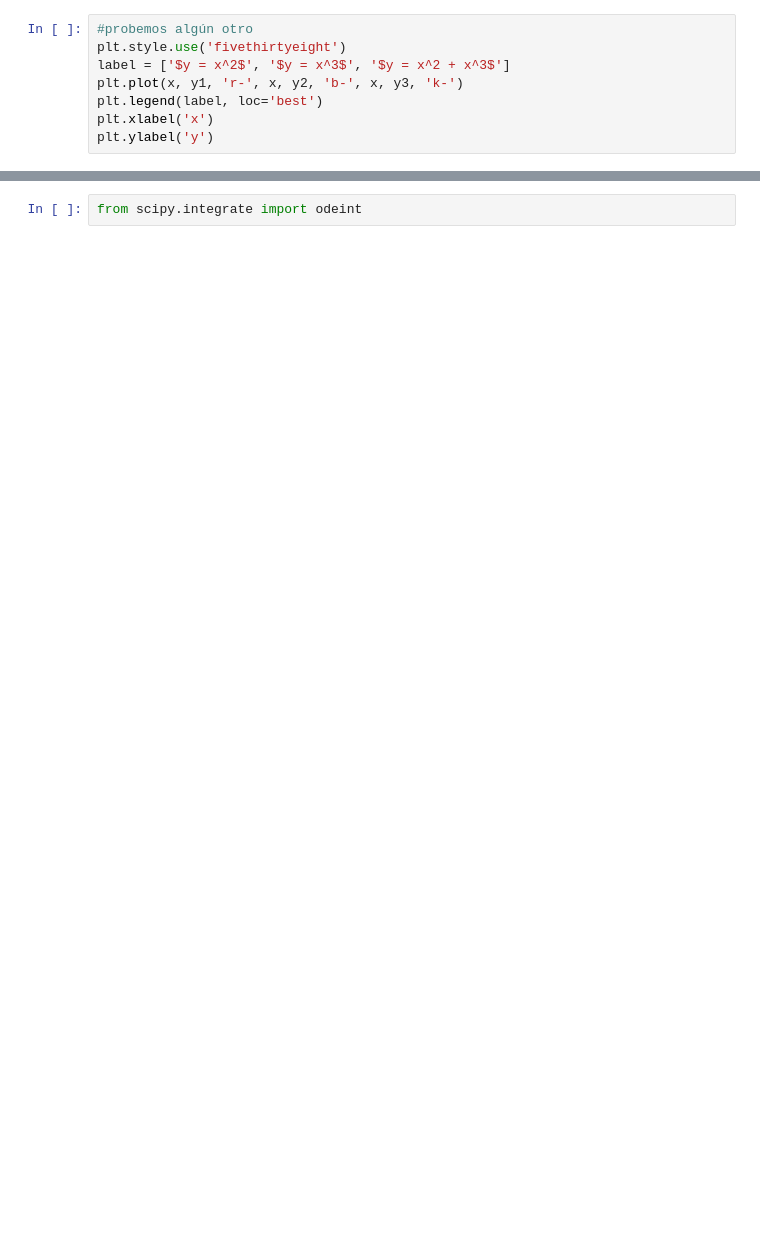
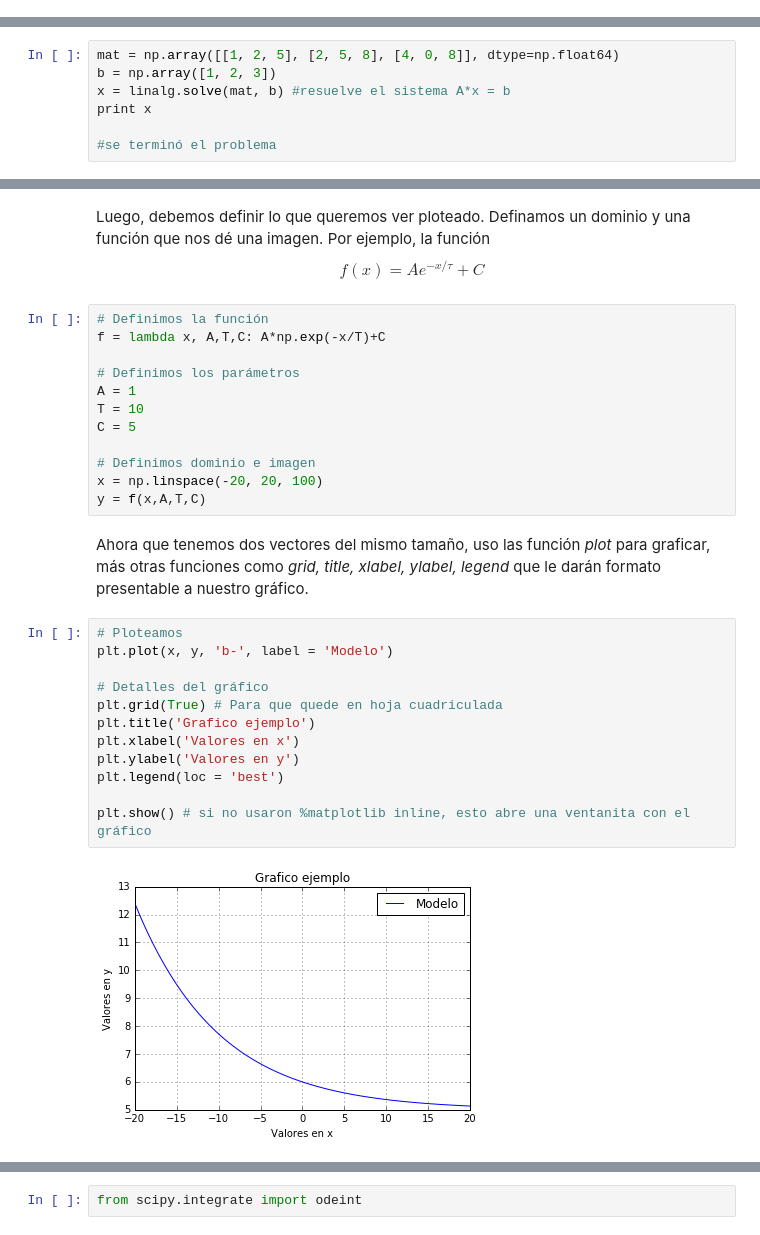
Before and after one commit to fifabsas/talleresfifabsas, a Jupyter notebook: python/numerico/numerico.ipynb, the cells around one changed output, grey strips where cells are left out. Cells and saved outputs as stored; diff of their text form; blank space fills up the shorter version.

```diff
--- a/python/numerico/numerico.ipynb
+++ b/python/numerico/numerico.ipynb
@@ -612,8 +0,0 @@ plt.style.available
-# %%
-#probemos algún otro
-plt.style.use('fivethirtyeight')
-label = ['$y = x^2$', '$y = x^3$', '$y = x^2 + x^3$']
-plt.plot(x, y1, 'r-', x, y2, 'b-', x, y3, 'k-')
-plt.legend(label, loc='best')
-plt.xlabel('x')
-plt.ylabel('y')
@@ -886,0 +181,7 @@ $$
+# %%
+mat = np.array([[1, 2, 5], [2, 5, 8], [4, 0, 8]], dtype=np.float64)
+b = np.array([1, 2, 3])
+x = linalg.solve(mat, b) #resuelve el sistema A*x = b
+print x
+
+#se terminó el problema
@@ -886,0 +245,30 @@ $$
+# %% [markdown]
+Luego, debemos definir lo que queremos ver ploteado. Definamos un dominio y una función que nos dé una imagen. Por ejemplo, la función $$ \displaystyle f(x) = Ae^{-x/\tau}+C $$
+# %%
+# Definimos la función
+f = lambda x, A,T,C: A*np.exp(-x/T)+C
+
+# Definimos los parámetros
+A = 1
+T = 10
+C = 5
+
+# Definimos dominio e imagen
+x = np.linspace(-20, 20, 100)
+y = f(x,A,T,C)
+# %% [markdown]
+Ahora que tenemos dos vectores del mismo tamaño, uso las función *plot* para graficar, más otras funciones como *grid, title, xlabel, ylabel, legend* que le darán formato presentable a nuestro gráfico.
+# %%
+# Ploteamos
+plt.plot(x, y, 'b-', label = 'Modelo')
+
+# Detalles del gráfico
+plt.grid(True) # Para que quede en hoja cuadriculada
+plt.title('Grafico ejemplo')
+plt.xlabel('Valores en x')
+plt.ylabel('Valores en y')
+plt.legend(loc = 'best')
+
+plt.show() # si no usaron %matplotlib inline, esto abre una ventanita con el gráfico
+# %% [output]
+[figure, added]
```
Also changed, not shown: parts of 154 cells of this notebook.
